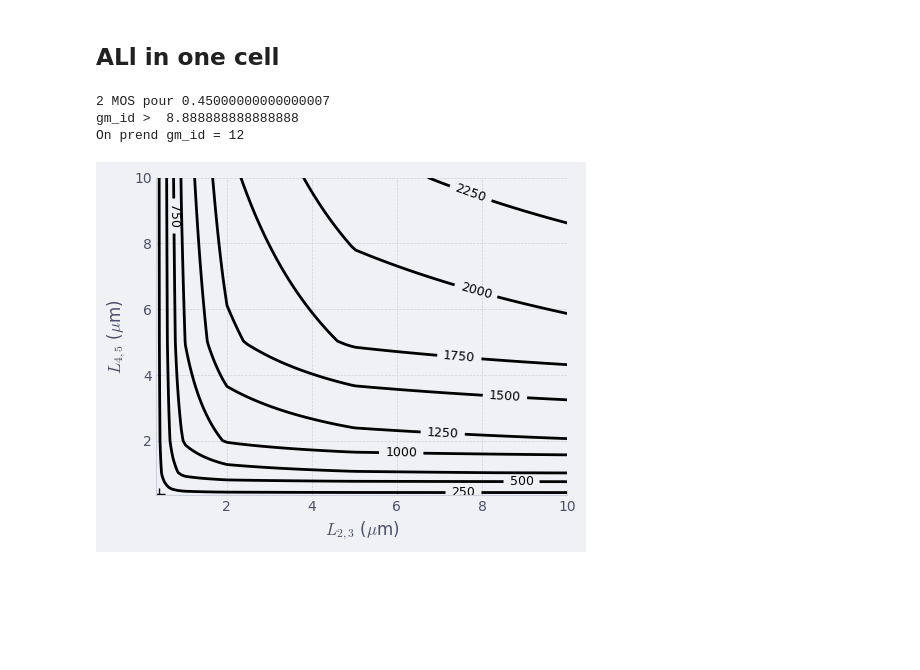
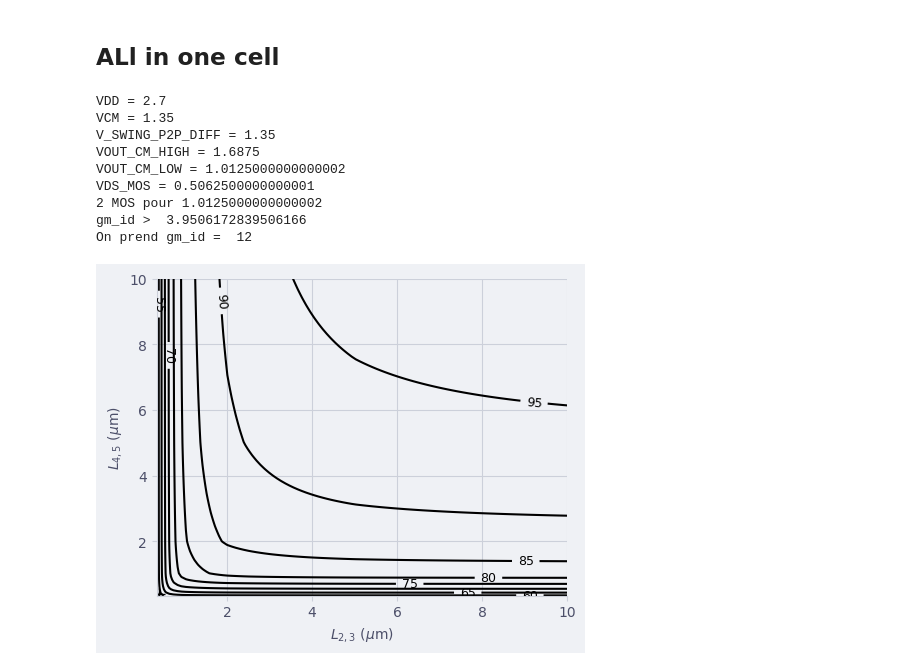
Before and after one commit to Surfeur974/gmadrid, a Jupyter notebook: SC_folded_cascode.ipynb, the cells around one changed output. Cells and saved outputs as stored; diff of their text form; code cells hidden in the pictures; blank space fills up the shorter version.

Commit message:
Design flow doc  for SC folded cascode

```diff
--- a/SC_folded_cascode.ipynb
+++ b/SC_folded_cascode.ipynb
@@ -1225,13 +1222,14 @@ def folded_cascode_simplified(nmoslk, pmoslk, s, d): ##Version Matriced
 
 
 
-
+    # gm_gds2 = nmos4.lookup('GM_GDS', GM_ID = gm_ID_cascode, L = L, VDS = VOUT_CM_LOW, VSB = 0)
+    # gm_gds3 = nmos4.lookup('GM_GDS', GM_ID = gm_ID_cascode, L = L, VDS = VCM-VOUT_CM_LOW, VSB = VOUT_CM_LOW)
 
     # Using lookup to get current densities
     ID1 = m1_gm1 / m1_gm_id1
     ID_W1 = pmos4.look_up( 'ID_W', GM_ID=m1_gm_id1, L=d['L1'])
-    ID_W2 = nmos4.look_up( 'ID_W', GM_ID=d['gm_IDcas'], L=d['Lcas'], VDS=0.2)
-    ID_W5 = pmos4.look_up( 'ID_W', GM_ID=d['gm_IDcas'], L=d['Lcas'], VDS=0.2)
+    ID_W2 = nmos4.look_up( 'ID_W', GM_ID=d['gm_IDcas'], L=d['Lcas'], VDS=VOUT_CM_LOW)
+    ID_W5 = pmos4.look_up( 'ID_W', GM_ID=d['gm_IDcas'], L=d['Lcas'], VDS=VOUT_CM_LOW)
     # Calculating widths
     W1 = ID1 / ID_W1
     W2 = 2 * ID1 / ID_W2
@@ -1239,15 +1237,15 @@ def folded_cascode_simplified(nmoslk, pmoslk, s, d): ##Version Matriced
     W5 = ID1 / ID_W5
     W4 = W5
     #######Calc GAIN
-    gds5    = pmos4.look_up( 'GDS_ID', GM_ID=d['gm_IDcas'], L=d['Lcas'], VDS=0.6) * ID1
-    gds4    = pmos4.look_up( 'GDS_ID', GM_ID=d['gm_IDcas'], L=d['Lcas'], VDS=1.2, VSB = -0.6) * ID1
-    gm4     = pmos4.look_up( 'GM_ID', GM_ID=d['gm_IDcas'], L=d['Lcas'], VDS=1.2, VSB = -0.6) * ID1
-    gds3    = nmos4.look_up( 'GDS_ID', GM_ID=d['gm_IDcas'], L=d['Lcas'], VDS=1.2, VSB = -0.6) * ID1
-    gm3     = nmos4.look_up( 'GM_ID', GM_ID=d['gm_IDcas'], L=d['Lcas'], VDS=1.2) * ID1
-    gds2    = nmos4.look_up( 'GDS_ID', GM_ID=d['gm_IDcas'], L=d['Lcas'], VDS=0.6) * 2 * ID1
+    gds5    = pmos4.look_up( 'GDS_ID', GM_ID=d['gm_IDcas'], L=d['Lcas'], VDS=VOUT_CM_LOW) * ID1
+    gds4    = pmos4.look_up( 'GDS_ID', GM_ID=d['gm_IDcas'], L=d['Lcas'], VDS=VCM-VOUT_CM_LOW, VSB = VOUT_CM_LOW) * ID1
+    gm4     = pmos4.look_up( 'GM_ID', GM_ID=d['gm_IDcas'], L=d['Lcas'], VDS=VCM-VOUT_CM_LOW, VSB = VOUT_CM_LOW) * ID1
+    gds3    = nmos4.look_up( 'GDS_ID', GM_ID=d['gm_IDcas'], L=d['Lcas'], VDS=VCM-VOUT_CM_LOW, VSB = VOUT_CM_LOW) * ID1
+    gm3     = nmos4.look_up( 'GM_ID', GM_ID=d['gm_IDcas'], L=d['Lcas'], VDS=VCM-VOUT_CM_LOW) * ID1
+    gds2    = nmos4.look_up( 'GDS_ID', GM_ID=d['gm_IDcas'], L=d['Lcas'], VDS=VOUT_CM_LOW) * 2 * ID1
     gds1    = pmos4.look_up( 'GDS_ID', GM_ID=m1_gm_id1, L=d['L1']) * 2 * ID1
     gds_gm1    = pmos4.look_up( 'GDS_GM', GM_ID=m1_gm_id1, L=d['L1'])
-    gm_gds2    = nmos4.look_up( 'GM_GDS', GM_ID=d['gm_IDcas'], L=d['Lcas'], VDS=0.6)
+    gm_gds2    = nmos4.look_up( 'GM_GDS', GM_ID=d['gm_IDcas'], L=d['Lcas'], VDS=VOUT_CM_LOW)
 
     rout = 1 / ( gds4 / (1+gm4/gds5) + gds3 / (1 + gm3 / (gds1+gds2) ))
     kappa = 1 / ( 1 + gds1 / gm3 + 2 / gm_gds2)
@@ -1295,31 +1293,35 @@ kappa = 0.7
 ###Choose gm_id with output common mode
 #Vout_swing = 1.8 p2p_diff -> each output 0.9 p2p -> 1.35 +- 0.45
 VDD = 2.7
-VCM = 1.35
-V_SWING_P2P_DIFF = 1.8
-VOUT_CM_HIGH = VCM+V_SWING_P2P_DIFF/2
-VOUT_CM_LOW = VCM-V_SWING_P2P_DIFF/2
+VCM = VDD/2
+V_SWING_P2P_DIFF = VDD/2
+V_SWING_P2P_SING = V_SWING_P2P_DIFF/2
+VOUT_CM_HIGH = VCM+V_SWING_P2P_SING/2
+VOUT_CM_LOW = VCM-V_SWING_P2P_SING/2
+VDS_MOS = VOUT_CM_LOW /2
+adri.cool_print(VDD, VCM, V_SWING_P2P_DIFF, VOUT_CM_HIGH, VOUT_CM_LOW, VDS_MOS)
 print('2 MOS pour', VOUT_CM_LOW)
 gm_id = 2/(VOUT_CM_LOW/2)
 print('gm_id > ', gm_id)
-print('On prend gm_id = 12')
 ##On prend gm_id = 15
 gm_ID_cascode = 12
 
+print('On prend gm_id = ', gm_ID_cascode)
 ###Choose L with gain target, calc gain pour plot
 
 L = np.linspace(0.35, 10, 100)
 
-gm_gds2 = nmos4.lookup('GM_GDS', GM_ID = gm_ID_cascode, L = L, VDS = 0.2, VSB = 0)
-gm_gds3 = nmos4.lookup('GM_GDS', GM_ID = gm_ID_cascode, L = L, VDS = 0.4, VSB = -0.2)
-gm_gds4 = pmos4.lookup('GM_GDS', GM_ID = gm_ID_cascode, L = L, VDS = 0.4, VSB = -0.2)
-gm_gds5 = pmos4.lookup('GM_GDS', GM_ID = gm_ID_cascode, L = L, VDS = 0.2, VSB = 0)
+gm_gds2 = nmos4.lookup('GM_GDS', GM_ID = gm_ID_cascode, L = L, VDS = VDS_MOS, VSB = 0)
+gm_gds3 = nmos4.lookup('GM_GDS', GM_ID = gm_ID_cascode, L = L, VDS = VCM-VDS_MOS, VSB = VDS_MOS)
+gm_gds4 = pmos4.lookup('GM_GDS', GM_ID = gm_ID_cascode, L = L, VDS = VCM-VDS_MOS, VSB = -VDS_MOS)
+gm_gds5 = pmos4.lookup('GM_GDS', GM_ID = gm_ID_cascode, L = L, VDS = VDS_MOS, VSB = 0)
 
 L0 = np.zeros((len(L), len(L)))
 
 for i in range(len(L)):
     L0[i, :] = beta * kappa / (1/((1+gm_gds5)*gm_gds4) + 1/((1+1/3*gm_gds2[i])*gm_gds3[i]))
 
+L0 = 20*np.log10(L0)
 # Plotting
 fig, ax = plt.subplots(figsize=(5, 4))
 
@@ -1334,11 +1336,11 @@ plt.show()
 #Choose length
 L_cascode = 1.8
 print('On prend L23 =', L_cascode)
-gmb_gm3 =   nmos4.lookup('GMB_GM', GM_ID = gm_ID_cascode, L = L_cascode, VDS = 0.4, VSB = -0.2)
-gm_css3 =   nmos4.lookup('GM_CSS', GM_ID = gm_ID_cascode, L = L_cascode, VDS = 0.4, VSB = -0.2)
-cdd_css3 =  nmos4.lookup('CDD_CSS', GM_ID = gm_ID_cascode, L = L_cascode, VDS = 0.4, VSB = -0.2)
-cdd_w3  =   nmos4.lookup('CDD_CSS', GM_ID = gm_ID_cascode, L = L_cascode, VDS = 0.4, VSB = -0.2)
-cdd_w2  =   nmos4.lookup('CDD_CSS', GM_ID = gm_ID_cascode, L = L_cascode, VDS = 0.2, VSB = 0)
+gmb_gm3 =   nmos4.lookup('GMB_GM', GM_ID = gm_ID_cascode, L = L_cascode, VDS =VCM-VDS_MOS, VSB = VDS_MOS)
+gm_css3 =   nmos4.lookup('GM_CSS', GM_ID = gm_ID_cascode, L = L_cascode, VDS = VCM-VDS_MOS, VSB = VDS_MOS)
+cdd_css3 =  nmos4.lookup('CDD_CSS', GM_ID = gm_ID_cascode, L = L_cascode, VDS = VCM-VDS_MOS, VSB = VDS_MOS)
+cdd_w3  =   nmos4.lookup('CDD_CSS', GM_ID = gm_ID_cascode, L = L_cascode, VDS = VCM-VDS_MOS, VSB = VDS_MOS)
+cdd_w2  =   nmos4.lookup('CDD_CSS', GM_ID = gm_ID_cascode, L = L_cascode, VDS = VDS_MOS, VSB = 0)
 
 # Nondominant pole frequency
 fp2 = 1 / (2 * np.pi) * gm_css3 * (1 + gmb_gm3) / (1 + 2 * cdd_css3 * 2 * (cdd_w2 / cdd_w3))
@@ -1348,51 +1350,57 @@ print(f'Nondominant pole frequency: {fp2 * 1e-9:.3f} GHz')
 s = {
     'ts'        : 50e-9,
     'ed'        : 0.05/100,
-    'fu1'       : 1/(2*np.pi) * np.log(1/ (0.1/100)) / 50e-9,
+    'fu1'       : 1/(2*np.pi) * np.log(1/ (0.05/100)) / 50e-9,
     'vod_noise' : 90e-6,
     'FO'        : 4,
     'G'         : 1/4,
     'vod_final' : 0.160
 }
 beta_max = 1 / (1 + s['G'])
-s['fu1'] = 1 / (2 * np.pi) * np.log(1 / s['ed']) / s['ts']
+#s['fu1'] = 1 / (2 * np.pi) * np.log(1 / s['ed']) / s['ts']
 d = {
     'gamma': 0.8,
     'Lcas': L_cascode,
     'gm_IDcas': gm_ID_cascode,
     'L1' : 0.5,
-    'cself': 0.4,
-    'gm_ID1': np.array([15]),
-    'beta': np.array([beta_max * 3/4])
+    #'cself': 0.4,
+    #'gm_ID1': np.array([15]),
+    #'beta': np.array([beta_max * 3/4])
 }
 #Simplified parameter
 d['cself'] = 0
 d['beta'] = np.array([beta_max * 3/4])
 d['gm_ID1'] = np.array([18])
 s['fu1'] = 1 / (2 * np.pi) * np.log(1 / s['ed']) / s['ts'] * 1
 X = 0
 for i in range(5):
     #adri.cool_print(d['cself'])
     m1,m2,m3,m4,m5,p = folded_cascode_simplified(nmos4, pmos4, s, d)
     #adri.cool_print(m1['gm'])
     d['cself'] = p['cself']
     X = s['vod_final'] * d['beta'] / 2 * m1['gm_ID']
     actual_ts = 1 / s['fu1'] / (2 * np.pi) * (X - 1 + np.log(1/(s['ed'] * X))   )
     # wu1 = 1 / s['ts']*(X - 1 + np.log(1/(s['ed']*X)))
     # s['fu1'] =  wu1.item() / (2 * np.pi)
     #adri.cool_print(actual_ts)
 
 
 
 print("FP2 / FU1 == 4 for 75° phase margin and fatest settling")
 adri.cool_print(fp2 / s['fu1'])
 print_design_summary(s, d,m1,m2,m3,m4,p)
 
 ###TODO :
 # Compute FP2 / FU1 pour viser 4 et avoir 75° phase margin
 # %% [output]
-2 MOS pour 0.45000000000000007
-gm_id >  8.888888888888888
-On prend gm_id = 12
+VDD = 2.7
+VCM = 1.35
+V_SWING_P2P_DIFF = 1.35
+VOUT_CM_HIGH = 1.6875
+VOUT_CM_LOW = 1.0125000000000002
+VDS_MOS = 0.5062500000000001
+2 MOS pour 1.0125000000000002
+gm_id >  3.9506172839506166
+On prend gm_id =  12
-[figure, old version]
+[figure, new version]
 On prend L23 = 1.8
```
Also changed, not shown: parts of 8 cells of this notebook, 3 other files.
